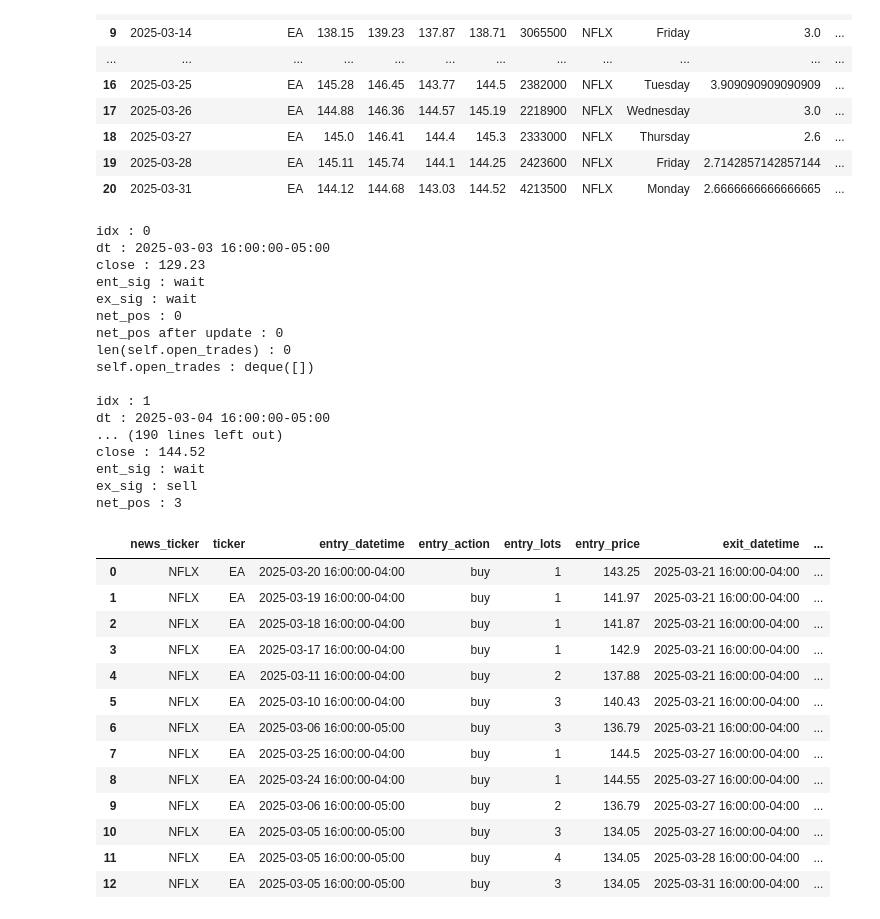
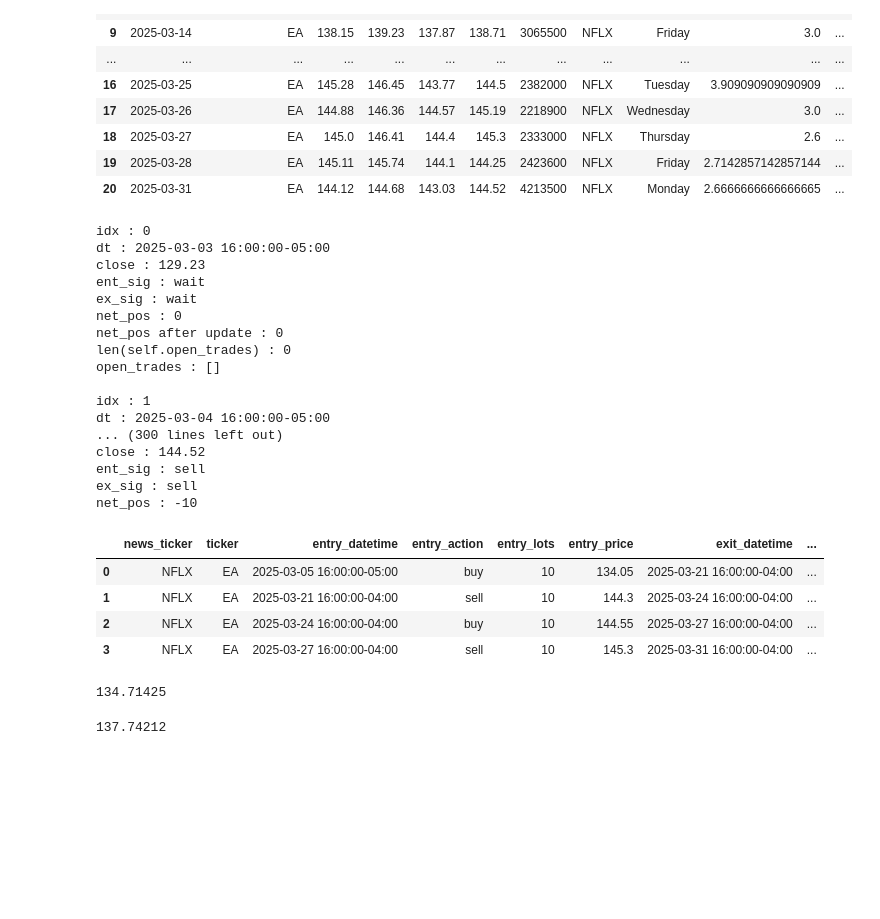
Before and after one commit to CKAbundant/sentiment, a Jupyter notebook: signal.ipynb, the cells around one changed output. Drawn from its saved outputs; the diff is of its cells as text; code cells hidden in the pictures; blank space fills up the shorter version.

```diff
--- a/signal.ipynb
+++ b/signal.ipynb
@@ -172,9 +186,9 @@ df
 | 19 | 2025-03-28 | EA | 145.11 | 145.74 | 144.1 | 144.25 | 2423600 | NFLX | Friday | 2.7142857142857144 | ... |
 | 20 | 2025-03-31 | EA | 144.12 | 144.68 | 143.03 | 144.52 | 4213500 | NFLX | Monday | 2.6666666666666665 | ... |
 # %%
-entry_type = "long_only"
+# entry_type = "long_only"
 # entry_type = "short_only"
-# entry_type = "long_or_short"
+entry_type = "long_or_short"
 
 entry = utils.get_class_instance(
     "SentiEntry",
@@ -211,43 +225,62 @@ df_signal
 # %%
 trades = utils.get_class_instance(
     "SentiTrades",
     "./src/strategy/trade/senti_trades.py",
-    entry_struct="multiple_half",
+    entry_struct="single",
     exit_struct="half_lifo",
     num_lots=10,
+    percent_loss=0.01,
+    exit_method="percent_loss",
+    monitor_close=False,
 )
 
 df_trades, df_signal = trades.gen_trades(df_signal)
 df_trades
 # %% [output]
 idx : 0
 dt : 2025-03-03 16:00:00-05:00
 close : 129.23
 ent_sig : wait
 ex_sig : wait
 net_pos : 0
 net_pos after update : 0
 len(self.open_trades) : 0
-self.open_trades : deque([])
+open_trades : []
 
 idx : 1
 dt : 2025-03-04 16:00:00-05:00
-... (190 lines left out)
+... (300 lines left out)
 close : 144.52
-ent_sig : wait
+ent_sig : sell
 ex_sig : sell
-net_pos : 3
+net_pos : -10
 |  | news_ticker | ticker | entry_datetime | entry_action | entry_lots | entry_price | exit_datetime | ... |
-| 0 | NFLX | EA | 2025-03-20 16:00:00-04:00 | buy | 1 | 143.25 | 2025-03-21 16:00:00-04:00 | ... |
-| 1 | NFLX | EA | 2025-03-19 16:00:00-04:00 | buy | 1 | 141.97 | 2025-03-21 16:00:00-04:00 | ... |
-| 2 | NFLX | EA | 2025-03-18 16:00:00-04:00 | buy | 1 | 141.87 | 2025-03-21 16:00:00-04:00 | ... |
-| 3 | NFLX | EA | 2025-03-17 16:00:00-04:00 | buy | 1 | 142.9 | 2025-03-21 16:00:00-04:00 | ... |
-| 4 | NFLX | EA | 2025-03-11 16:00:00-04:00 | buy | 2 | 137.88 | 2025-03-21 16:00:00-04:00 | ... |
-| 5 | NFLX | EA | 2025-03-10 16:00:00-04:00 | buy | 3 | 140.43 | 2025-03-21 16:00:00-04:00 | ... |
-| 6 | NFLX | EA | 2025-03-06 16:00:00-05:00 | buy | 3 | 136.79 | 2025-03-21 16:00:00-04:00 | ... |
-| 7 | NFLX | EA | 2025-03-25 16:00:00-04:00 | buy | 1 | 144.5 | 2025-03-27 16:00:00-04:00 | ... |
-| 8 | NFLX | EA | 2025-03-24 16:00:00-04:00 | buy | 1 | 144.55 | 2025-03-27 16:00:00-04:00 | ... |
-| 9 | NFLX | EA | 2025-03-06 16:00:00-05:00 | buy | 2 | 136.79 | 2025-03-27 16:00:00-04:00 | ... |
-| 10 | NFLX | EA | 2025-03-05 16:00:00-05:00 | buy | 3 | 134.05 | 2025-03-27 16:00:00-04:00 | ... |
-| 11 | NFLX | EA | 2025-03-05 16:00:00-05:00 | buy | 4 | 134.05 | 2025-03-28 16:00:00-04:00 | ... |
-| 12 | NFLX | EA | 2025-03-05 16:00:00-05:00 | buy | 3 | 134.05 | 2025-03-31 16:00:00-04:00 | ... |
+| 0 | NFLX | EA | 2025-03-05 16:00:00-05:00 | buy | 10 | 134.05 | 2025-03-21 16:00:00-04:00 | ... |
+| 1 | NFLX | EA | 2025-03-21 16:00:00-04:00 | sell | 10 | 144.3 | 2025-03-24 16:00:00-04:00 | ... |
+| 2 | NFLX | EA | 2025-03-24 16:00:00-04:00 | buy | 10 | 144.55 | 2025-03-27 16:00:00-04:00 | ... |
+| 3 | NFLX | EA | 2025-03-27 16:00:00-04:00 | sell | 10 | 145.3 | 2025-03-31 16:00:00-04:00 | ... |
+# %%
+pos = "long"
+percent_loss = 0.01
+trades = [
+    (10, 134.05),
+    (5, 136.79),
+    (3, 140.43),
+    (2, 137.88),
+    # (10, 144.5),
+]
+total_lots = sum(trade[0] for trade in trades)
+total_invest = sum(trade[0] * trade[1] for trade in trades)
+
+stop_price = (
+    total_invest * (1 - percent_loss) / total_lots
+    if pos == "long"
+    else total_invest * (1 + percent_loss) / total_lots
+)
+stop_price
+# %% [output]
+134.71425
+# %%
+137.88 * (1-percent_loss)
+# %% [output]
+137.74212
```
Also changed, not shown: parts of 7 cells of this notebook, 4 other files.
